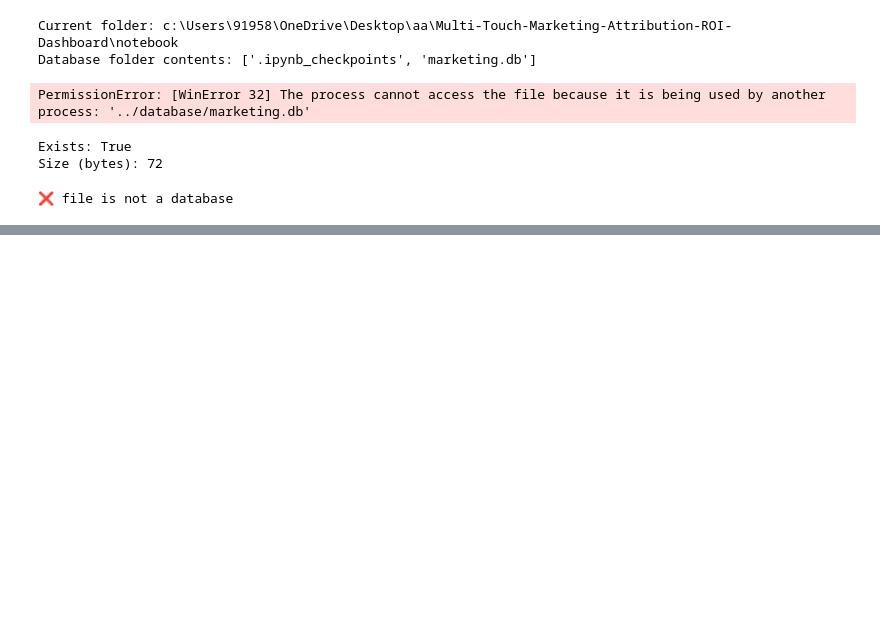
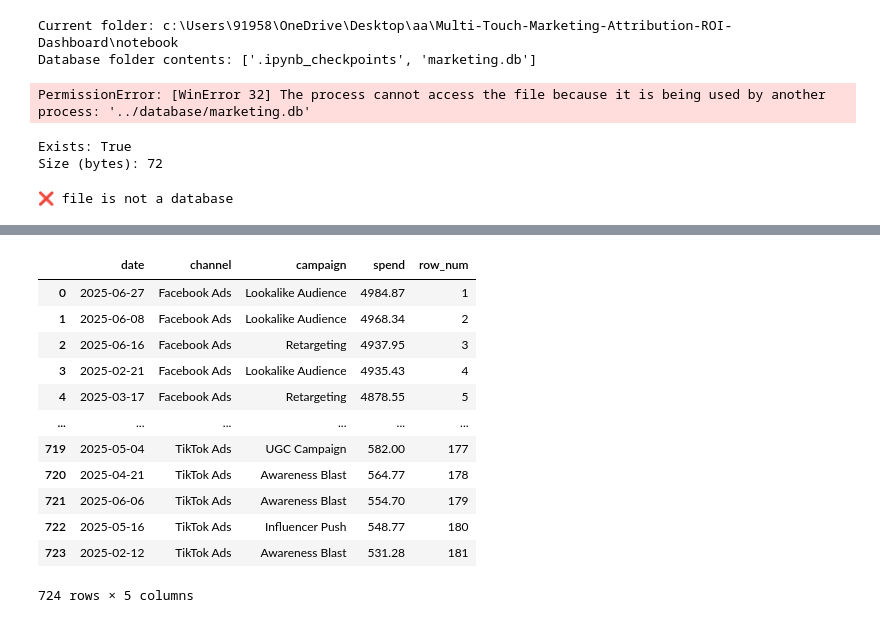
Before and after one commit to MarySabestine/Multi-Touch-Marketing-Attribution-ROI-Dashboard, a Jupyter notebook: notebook/SQL_Analysis.ipynb, the cells around one changed output, grey strips where cells are left out. Saved outputs shown, nothing was run; the diff lists cells and outputs as text; code cells hidden in the pictures; blank space fills up the shorter version.

```diff
--- a/notebook/SQL_Analysis.ipynb
+++ b/notebook/SQL_Analysis.ipynb
@@ -144,0 +186,4 @@ except Exception as e:
+# %%
+conn = sqlite3.connect("../database/marketing.db")
+
+print("Database Connected!")
@@ -144,0 +419,30 @@ except Exception as e:
+# %%
+#Row number within each channel(This assigns a row number to each record within its channel, ordered by spend.)
+query = """
+SELECT
+    date,
+    channel,
+    campaign,
+    spend,
+    ROW_NUMBER() OVER (
+        PARTITION BY channel
+        ORDER BY spend DESC
+    ) AS row_num
+FROM marketing_spend;
+"""
+
+pd.read_sql(query, conn)
+# %% [output]
+|  | date | channel | campaign | spend | row_num |
+| 0 | 2025-06-27 | Facebook Ads | Lookalike Audience | 4984.87 | 1 |
+| 1 | 2025-06-08 | Facebook Ads | Lookalike Audience | 4968.34 | 2 |
+| 2 | 2025-06-16 | Facebook Ads | Retargeting | 4937.95 | 3 |
+| 3 | 2025-02-21 | Facebook Ads | Lookalike Audience | 4935.43 | 4 |
+| 4 | 2025-03-17 | Facebook Ads | Retargeting | 4878.55 | 5 |
+| ... | ... | ... | ... | ... | ... |
+| 719 | 2025-05-04 | TikTok Ads | UGC Campaign | 582.00 | 177 |
+| 720 | 2025-04-21 | TikTok Ads | Awareness Blast | 564.77 | 178 |
+| 721 | 2025-06-06 | TikTok Ads | Awareness Blast | 554.70 | 179 |
+| 722 | 2025-05-16 | TikTok Ads | Influencer Push | 548.77 | 180 |
+| 723 | 2025-02-12 | TikTok Ads | Awareness Blast | 531.28 | 181 |
+724 rows × 5 columns
```
Also changed, not shown: parts of 23 cells of this notebook, 1 other file.
